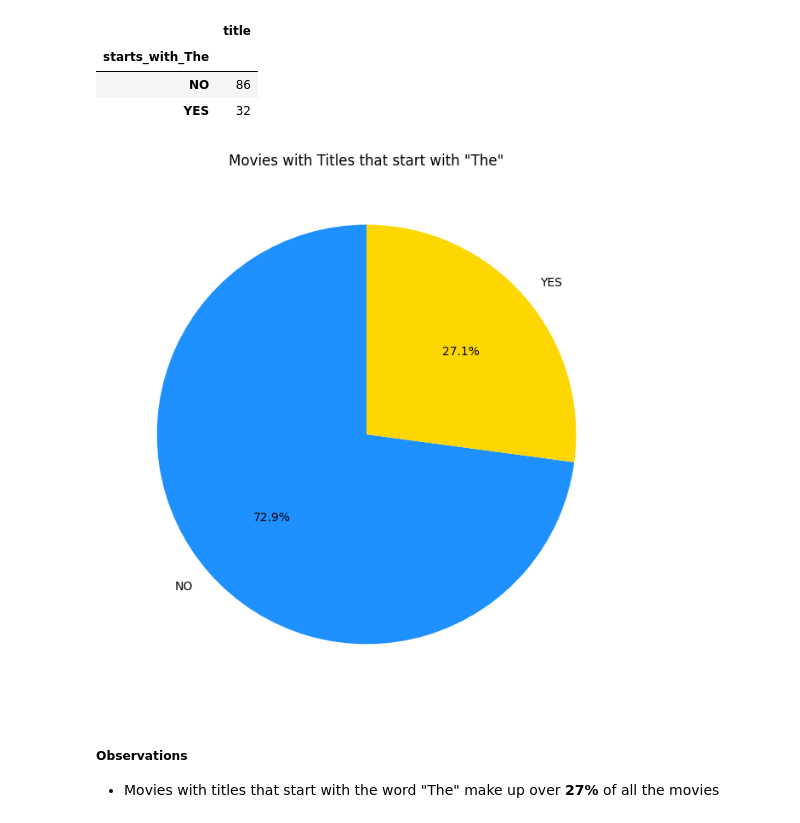
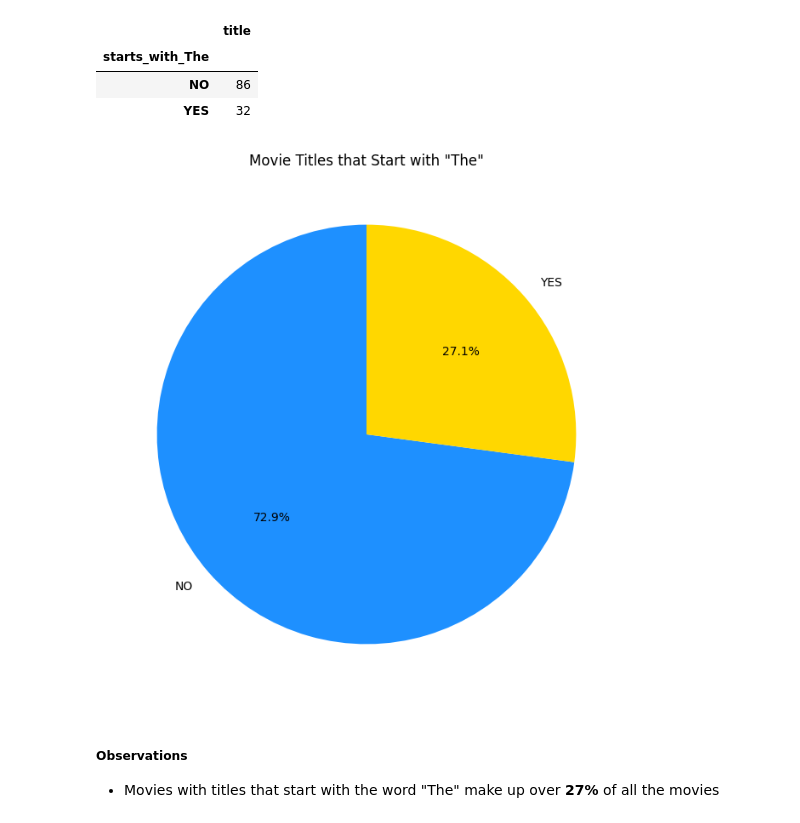
Before and after one commit to AlexPMorton/A24-Movies-EDA, a Jupyter notebook: A24_EDA.ipynb, the cells around one changed output. Drawn from its saved outputs; the diff is of its cells as text; code cells hidden in the pictures.

```diff
--- a/A24_EDA.ipynb
+++ b/A24_EDA.ipynb
@@ -315,11 +317,11 @@ A24_title_The_count[['title']]
 | NO | 86 |
 | YES | 32 |
 # %%
-A24_title_The_count_plot = A24_title_The_count.plot(kind ='pie', y = 'title', ylabel = "", title = 'Movies with Titles that start with "The"', colors = ['dodgerblue','gold'], figsize = (12,12/1.5), autopct='%.1f%%', startangle = 90)
+A24_title_The_count_plot = A24_title_The_count.plot(kind ='pie', y = 'title', ylabel = "", title = 'Movie Titles that Start with "The"', colors = ['dodgerblue','gold'], figsize = (12,12/1.5), autopct='%.1f%%', startangle = 90)
 
 A24_title_The_count_plot.get_legend().remove()
 # %% [output]
-[figure, old version]
+[figure, new version]
 # %% [markdown]
 ##### Observations
 - Movies with titles that start with the word "The" make up over **27%** of all the movies
```
Also changed, not shown: parts of 45 cells of this notebook, 1 other file.
